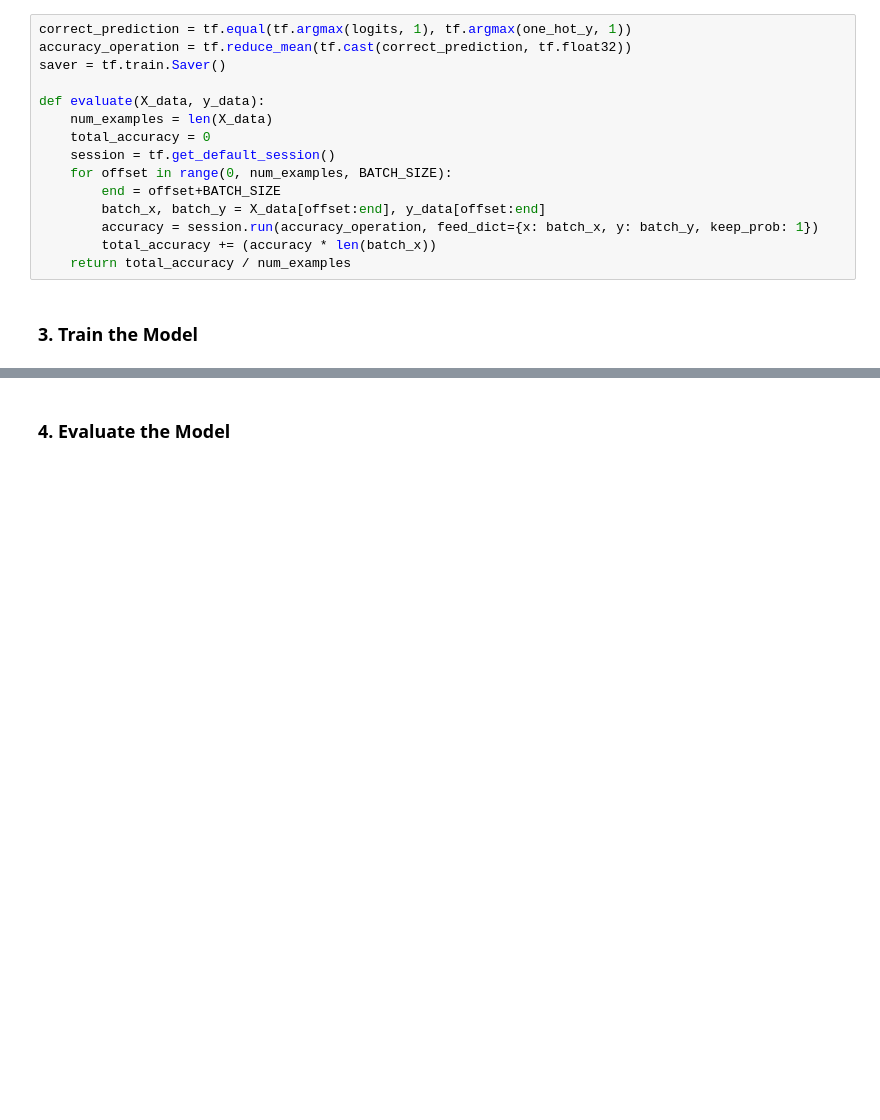
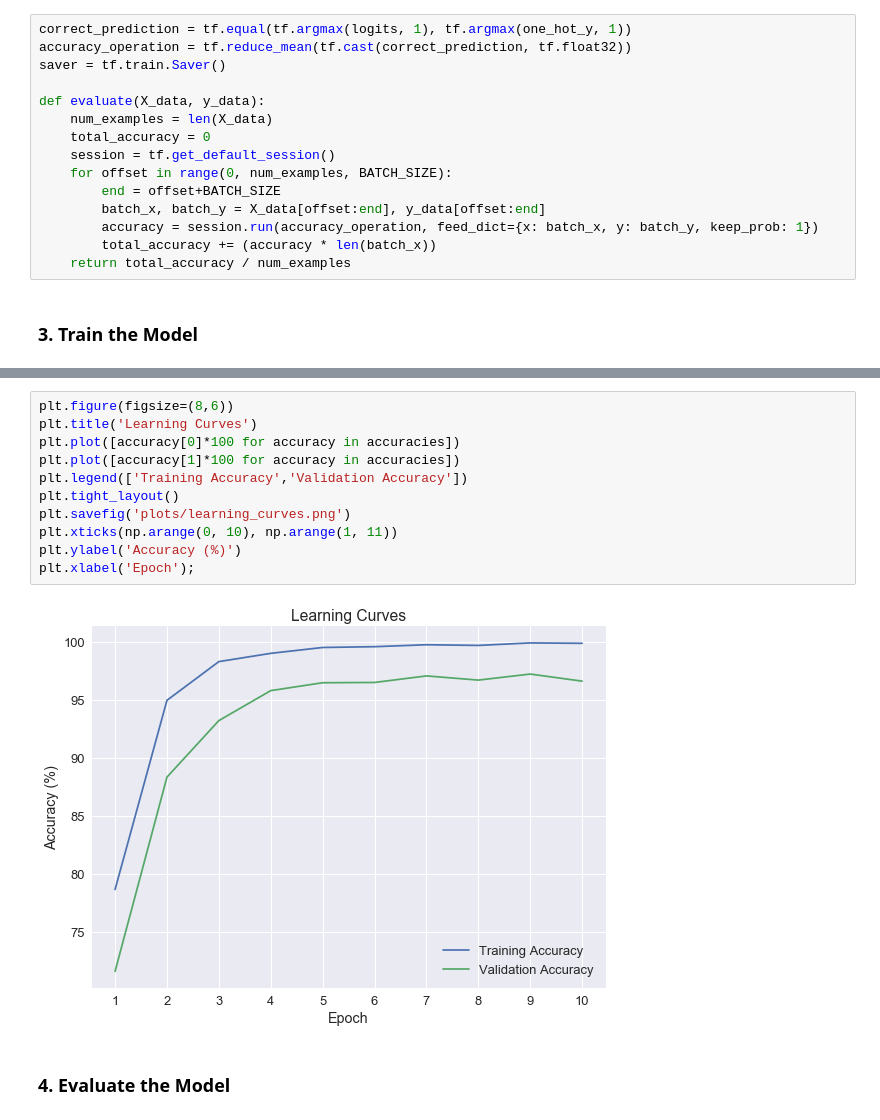
Before and after one commit to gdangelo/CarND-Traffic-Sign-Classifier-Project, a Jupyter notebook: Traffic_Sign_Classifier.ipynb, the cells around one changed output, grey strips where cells are left out. Saved outputs shown, nothing was run; the diff lists cells and outputs as text; blank space fills up the shorter version.

```diff
--- a/Traffic_Sign_Classifier.ipynb
+++ b/Traffic_Sign_Classifier.ipynb
@@ -613,5 +609,18 @@ Validation Accuracy = 0.973
 
 Model saved
+# %%
+plt.figure(figsize=(8,6))
+plt.title('Learning Curves')
+plt.plot([accuracy[0]*100 for accuracy in accuracies])
+plt.plot([accuracy[1]*100 for accuracy in accuracies])
+plt.legend(['Training Accuracy','Validation Accuracy'])
+plt.tight_layout()
+plt.savefig('plots/learning_curves.png')
+plt.xticks(np.arange(0, 10), np.arange(1, 11))
+plt.ylabel('Accuracy (%)')
+plt.xlabel('Epoch');
+# %% [output]
+[figure, added]
 # %% [markdown]
 ### 4. Evaluate the Model
 # %%
```
Also changed, not shown: parts of 7 cells of this notebook, 9 other files.
